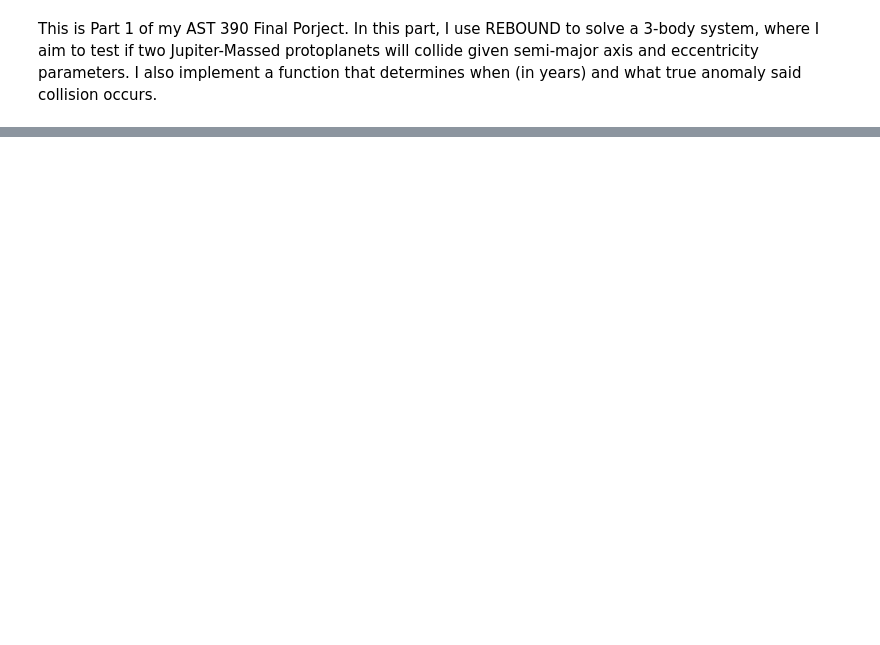
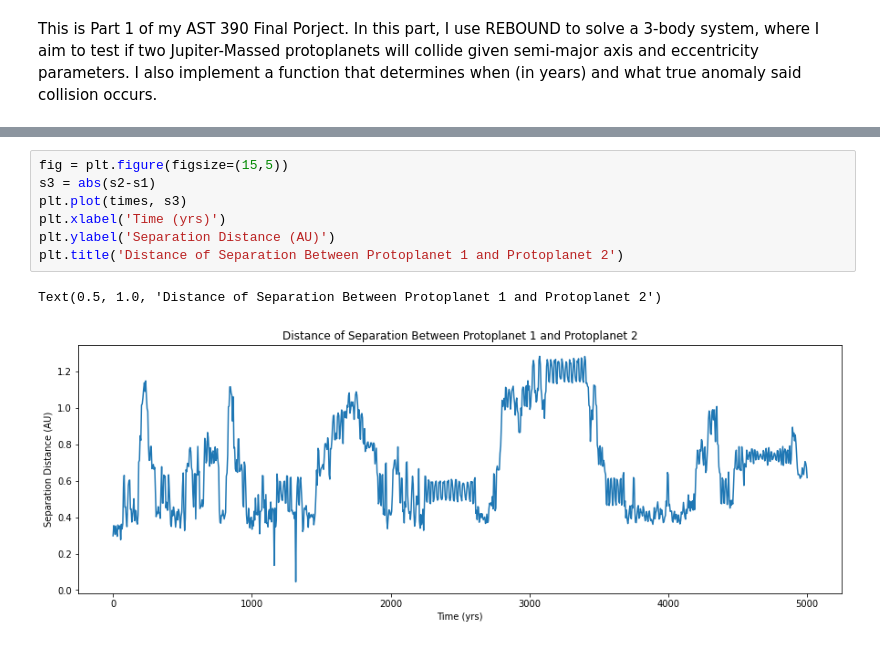
Before and after one commit to SudatKhan/astro_390, a Jupyter notebook: AST390_FINALPROJECT.ipynb, the cells around one changed output, grey strips where cells are left out. Drawn from its saved outputs; the diff is of its cells as text; blank space fills up the shorter version.

```diff
--- a/AST390_FINALPROJECT.ipynb
+++ b/AST390_FINALPROJECT.ipynb
@@ -140,0 +141,10 @@ Protoplanet 2 Eccentricity: 0.18691378277923915
+# %%
+fig = plt.figure(figsize=(15,5))
+s3 = abs(s2-s1)
+plt.plot(times, s3)
+plt.xlabel('Time (yrs)')
+plt.ylabel('Separation Distance (AU)')
+plt.title('Distance of Separation Between Protoplanet 1 and Protoplanet 2')
+# %% [output]
+Text(0.5, 1.0, 'Distance of Separation Between Protoplanet 1 and Protoplanet 2')
+[figure, added]
```
Also changed, not shown: parts of 15 cells of this notebook.
